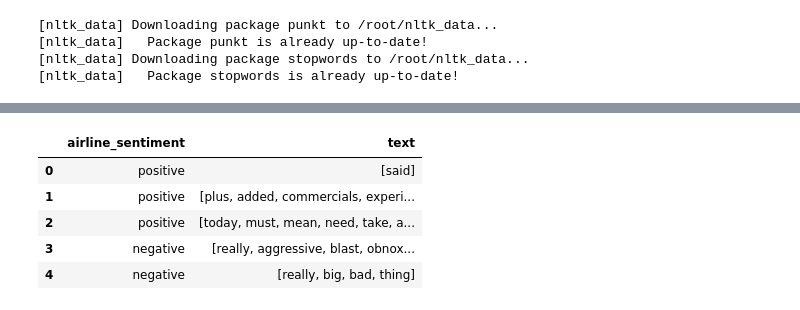
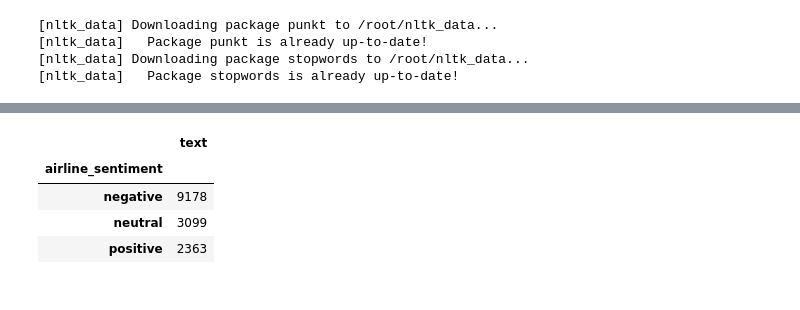
Before and after one commit to Apolinar97/CS497_tweet_sentiment_analysis, a Jupyter notebook: final_project.ipynb, the cells around one changed output, grey strips where cells are left out. Cells and saved outputs as stored; diff of their text form; code cells hidden in the pictures.

```diff
--- a/final_project.ipynb
+++ b/final_project.ipynb
@@ -74,13 +80,0 @@ df.head()
-# %%
-#clean data and conduct EDA
-clean_df = df
-#convert neutral to postitive reviews b/c negative reviews outnumber postive reviews
-clean_df.replace(to_replace='neutral',value='positive',inplace=True)
-clean_df.head()
-# %% [output]
-|  | airline_sentiment | text |
-| 0 | positive | [said] |
-| 1 | positive | [plus, added, commercials, experi... |
-| 2 | positive | [today, must, mean, need, take, a... |
-| 3 | negative | [really, aggressive, blast, obnox... |
-| 4 | negative | [really, big, bad, thing] |
@@ -93,0 +81,9 @@ import tensorflow as tf
+# %%
+#Conduct EDA
+df.groupby(['airline_sentiment']).count()
+# %% [output]
+|  | text |
+| airline_sentiment |  |
+| negative | 9178 |
+| neutral | 3099 |
+| positive | 2363 |
```
Also changed, not shown: parts of 7 cells of this notebook.
